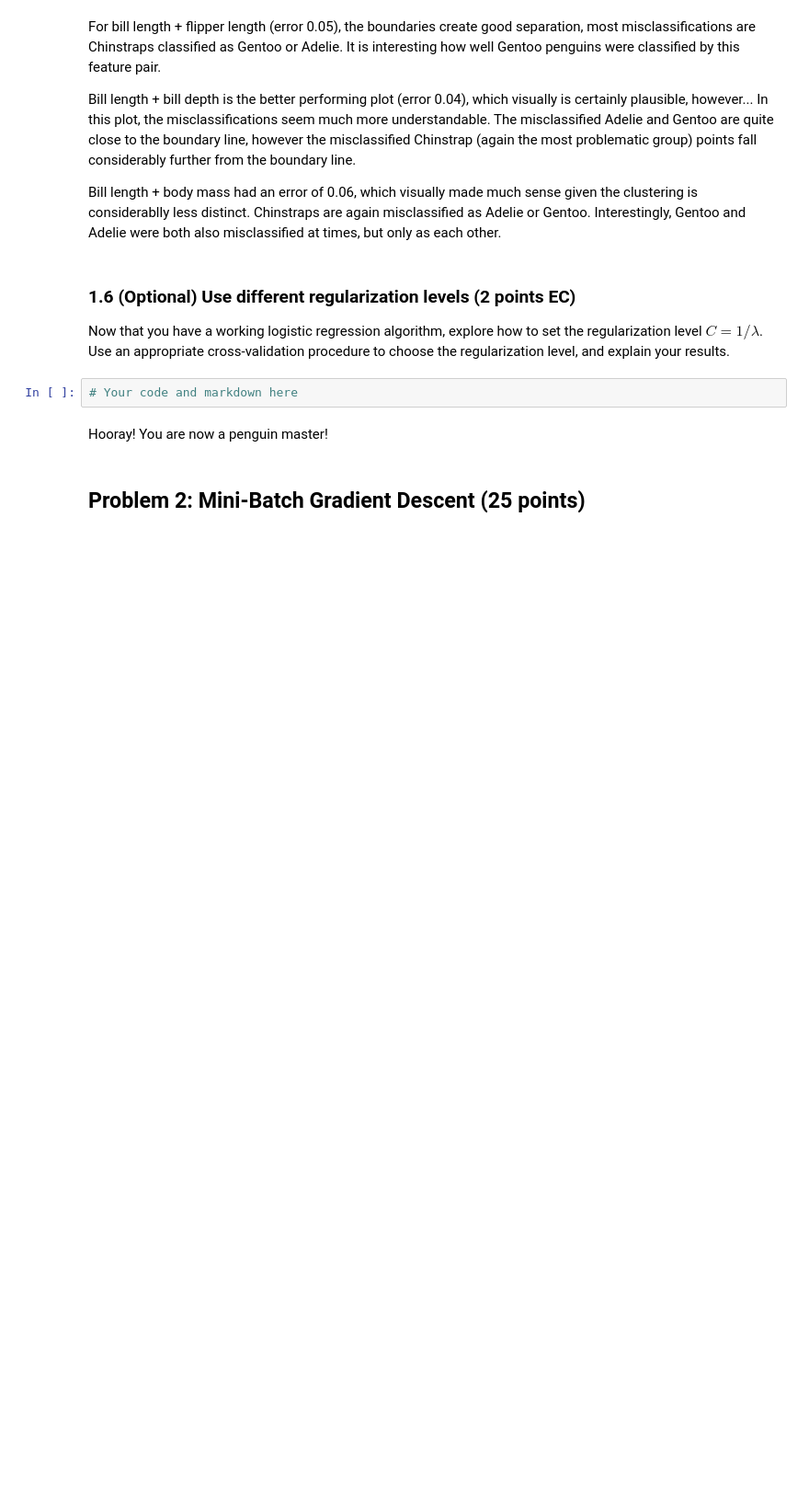
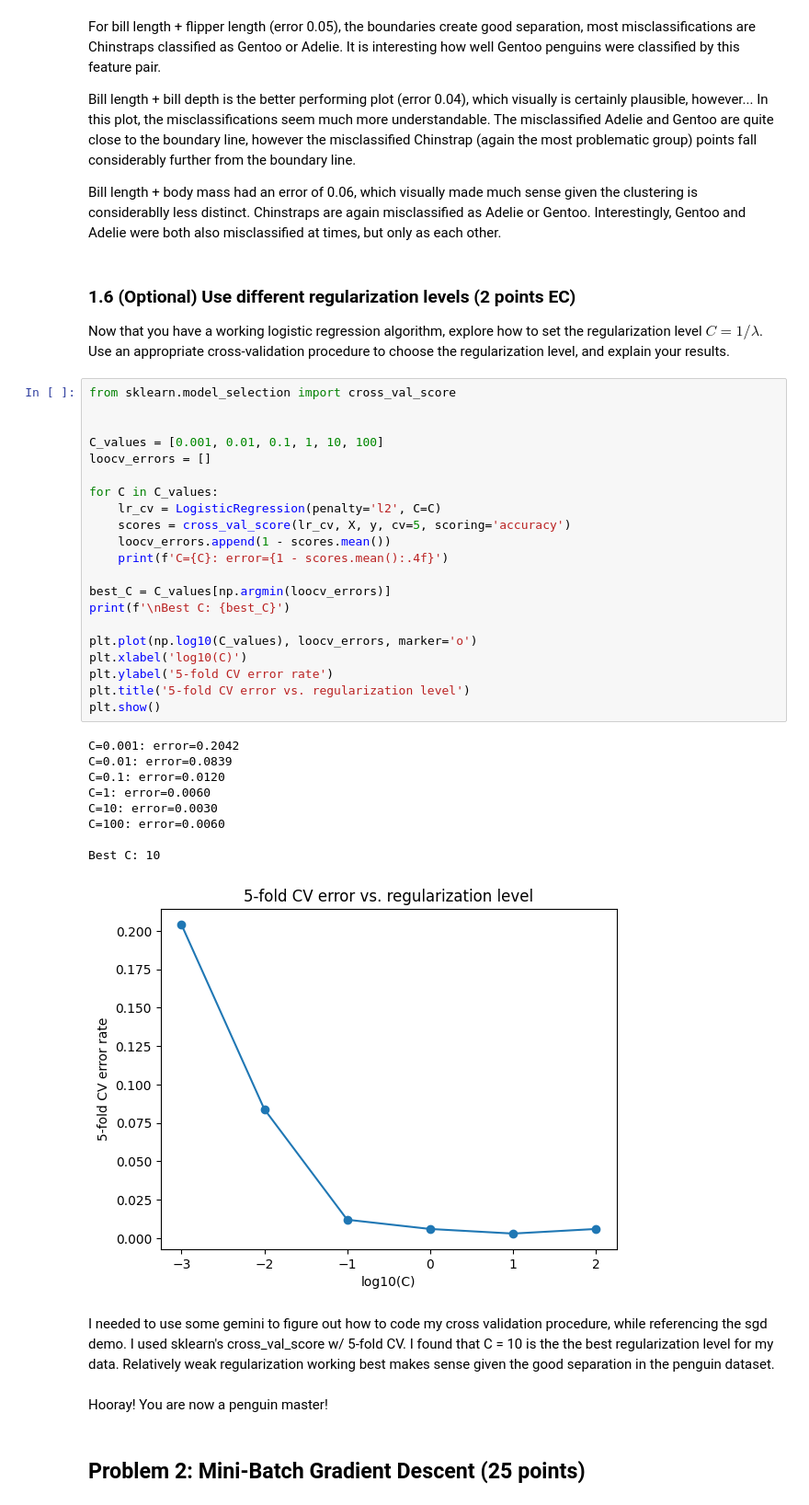
Before and after one commit to tonywhelan6/sds265-sp26, a Jupyter notebook: assignments/assn2/assn2.ipynb, the cells around one changed output. Shown at 92% size. Drawn from its saved outputs; the diff is of its cells as text; blank space fills up the shorter version.

```diff
--- a/assignments/assn2/assn2.ipynb
+++ b/assignments/assn2/assn2.ipynb
@@ -344,7 +344,38 @@ Bill length + body mass had an error of 0.06, which visually made much sense giv
 
 Now that you have a working logistic regression algorithm, explore how to set the regularization level $C=1/\lambda$. Use an appropriate cross-validation procedure to choose the regularization level, and explain your results.
 # %%
-# Your code and markdown here
+from sklearn.model_selection import cross_val_score
+
+
+C_values = [0.001, 0.01, 0.1, 1, 10, 100]
+loocv_errors = []
+
+for C in C_values:
+    lr_cv = LogisticRegression(penalty='l2', C=C)
+    scores = cross_val_score(lr_cv, X, y, cv=5, scoring='accuracy')
+    loocv_errors.append(1 - scores.mean())
+    print(f'C={C}: error={1 - scores.mean():.4f}')
+
+best_C = C_values[np.argmin(loocv_errors)]
+print(f'\nBest C: {best_C}')
+
+plt.plot(np.log10(C_values), loocv_errors, marker='o')
+plt.xlabel('log10(C)')
+plt.ylabel('5-fold CV error rate')
+plt.title('5-fold CV error vs. regularization level')
+plt.show()
+# %% [output]
+C=0.001: error=0.2042
+C=0.01: error=0.0839
+C=0.1: error=0.0120
+C=1: error=0.0060
+C=10: error=0.0030
+C=100: error=0.0060
+
+Best C: 10
+[figure, added]
+# %% [markdown]
+I needed to use some gemini to figure out how to code my cross validation procedure, while referencing the sgd demo. I used sklearn's cross_val_score w/ 5-fold CV. I found that C = 10 is the the best regularization level for my data. Relatively weak regularization working best makes sense given the good separation in the penguin dataset.
 # %% [markdown]
 Hooray! You are now a penguin master!
 # %% [markdown]
```
Also changed, not shown: parts of 25 cells of this notebook.
